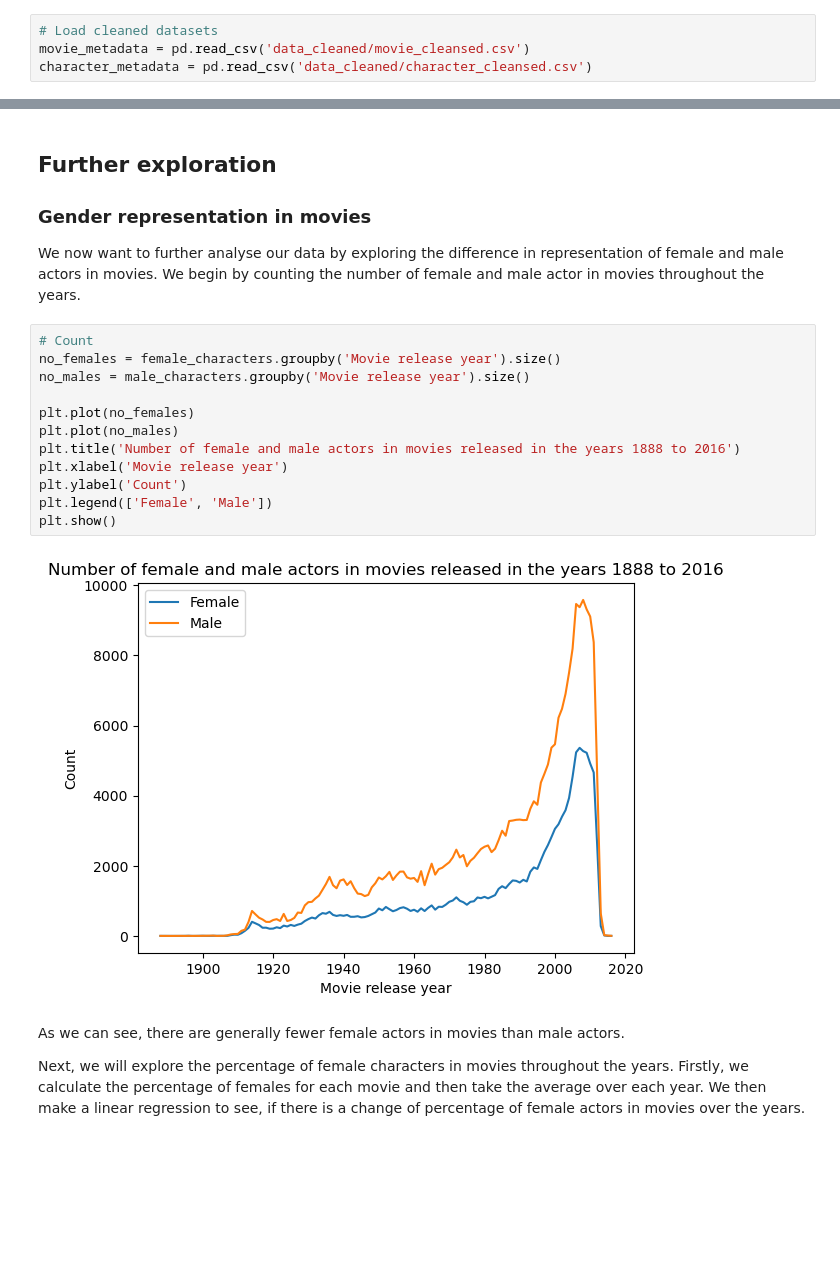
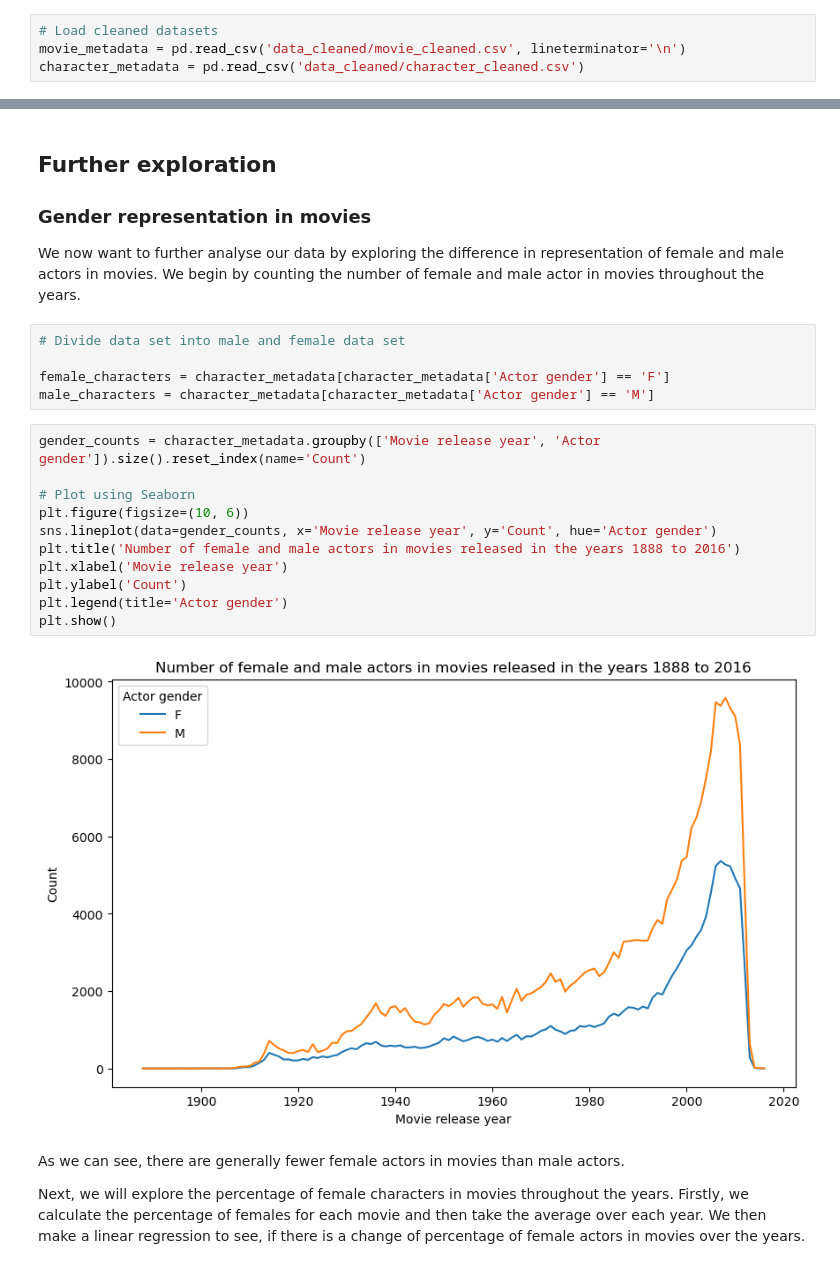
Before and after one commit to epfl-ada/ada-2023-project-byggemandbob, a Jupyter notebook: data_exploration.ipynb, the cells around one changed output, grey strips where cells are left out. Saved outputs shown, nothing was run; the diff lists cells and outputs as text; blank space fills up the shorter version.

```diff
--- a/data_exploration.ipynb
+++ b/data_exploration.ipynb
@@ -11,8 +11,8 @@ import statsmodels.api as sm
 We begin by loading the two data sets and looking at the different attributes. We decide to add two columns **Movie release year** and **Actor birth year**.
 # %%
 # Load cleaned datasets
-movie_metadata = pd.read_csv('data_cleaned/movie_cleansed.csv')
-character_metadata = pd.read_csv('data_cleaned/character_cleansed.csv')
+movie_metadata = pd.read_csv('data_cleaned/movie_cleaned.csv', lineterminator='\n')
+character_metadata = pd.read_csv('data_cleaned/character_cleaned.csv')
 # %% [markdown]
 ## Distribution of variables in the character dataset
 
@@ -273,20 +233,24 @@ There are 2124 different combinations of countries.
 ### Gender representation in movies
 
 We now want to further analyse our data by exploring the difference in representation of female and male actors in movies. We begin by counting the number of female and male actor in movies throughout the years.
+# %%
+# Divide data set into male and female data set
+
+female_characters = character_metadata[character_metadata['Actor gender'] == 'F']
+male_characters = character_metadata[character_metadata['Actor gender'] == 'M']
 # %%
-# Count
-no_females = female_characters.groupby('Movie release year').size()
-no_males = male_characters.groupby('Movie release year').size()
+gender_counts = character_metadata.groupby(['Movie release year', 'Actor gender']).size().reset_index(name='Count')
 
-plt.plot(no_females)
-plt.plot(no_males)
+# Plot using Seaborn
+plt.figure(figsize=(10, 6))
+sns.lineplot(data=gender_counts, x='Movie release year', y='Count', hue='Actor gender')
 plt.title('Number of female and male actors in movies released in the years 1888 to 2016')
 plt.xlabel('Movie release year')
 plt.ylabel('Count')
-plt.legend(['Female', 'Male'])
+plt.legend(title='Actor gender')
 plt.show()
 # %% [output]
-[figure, old version]
+[figure, new version]
 # %% [markdown]
 As we can see, there are generally fewer female actors in movies than male actors.
 
```
Also changed, not shown: parts of 11 cells of this notebook, 2 other files.
